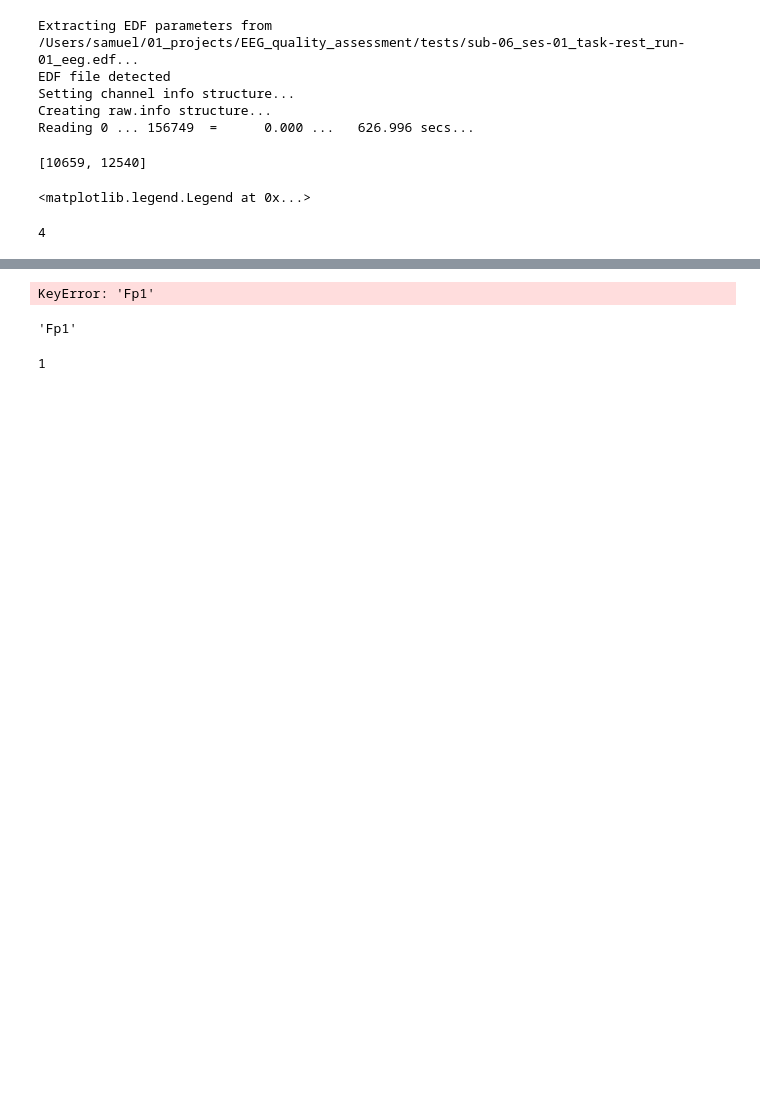
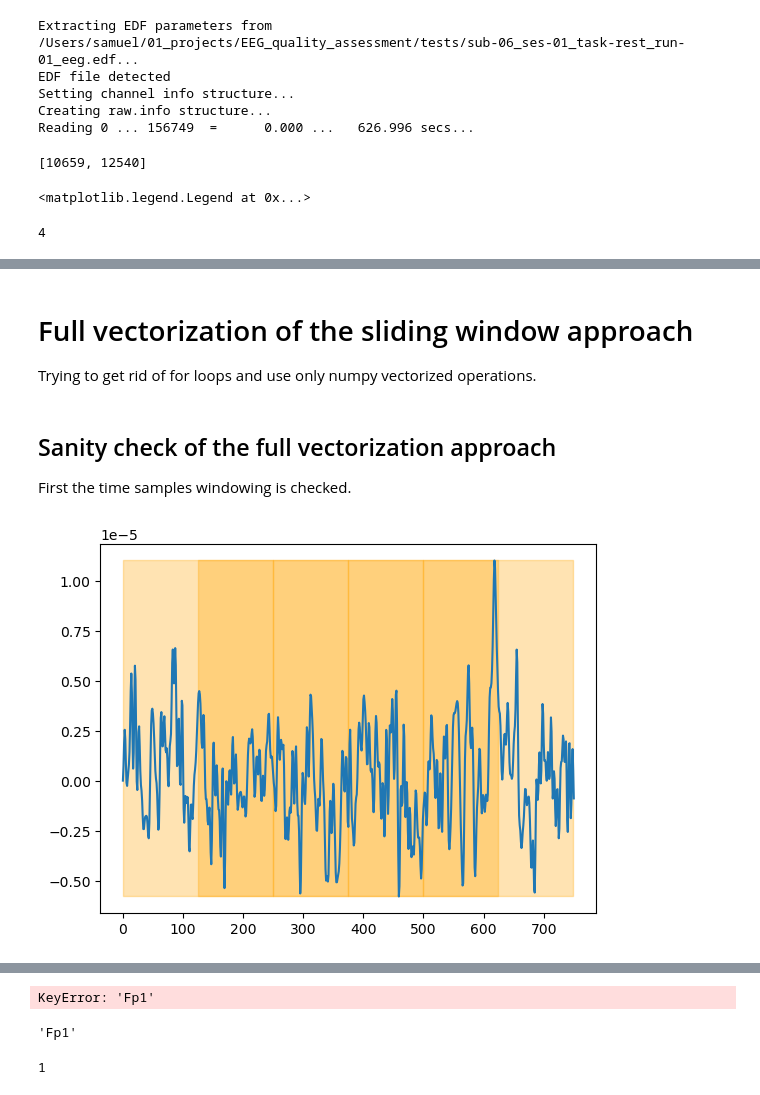
Before and after one commit to Sam54000/EEG_quality_assessment, a Jupyter notebook: src/EEG_quality_assessment/development_lab.ipynb, the cells around one changed output, grey strips where cells are left out. Drawn from its saved outputs; the diff is of its cells as text; code cells hidden in the pictures; blank space fills up the shorter version.

```diff
--- a/src/EEG_quality_assessment/development_lab.ipynb
+++ b/src/EEG_quality_assessment/development_lab.ipynb
@@ -160,0 +267,29 @@ Reading 0 ... 156499  =      0.000 ...   625.996 secs...
+# %% [markdown]
+# Full vectorization of the sliding window approach
+Trying to get rid of for loops and use only numpy vectorized operations.
+# %% [markdown]
+## Sanity check of the full vectorization approach
+First the time samples windowing is checked.
+# %%
+from numpy.lib.stride_tricks import sliding_window_view
+channel = 'Fp1'
+chan_nb = raw.info['ch_names'].index(channel)
+time_window = 1
+overlap = 0.5
+copy_raw = raw.copy().crop(0,3)
+data = copy_raw.get_data()
+time_samples = np.arange(0, data.shape[1])
+window_samples = int((time_window*raw.info['sfreq']))
+step = int(window_samples - window_samples*overlap)
+window_view = sliding_window_view(time_samples,
+                                  window_samples)[::step]
+plt.plot(data[chan_nb,:])
+
+for jump in range(window_view.shape[0]):
+    plt.fill_between(window_view[jump,:],
+                     y1 = np.min(data[chan_nb,:]),
+                     y2 = np.max(data[chan_nb,:]),
+                     alpha = 0.3,
+                     color = 'orange')
+# %% [output]
+[figure, added]
```
Also changed, not shown: parts of 23 cells of this notebook, 3 other files.
